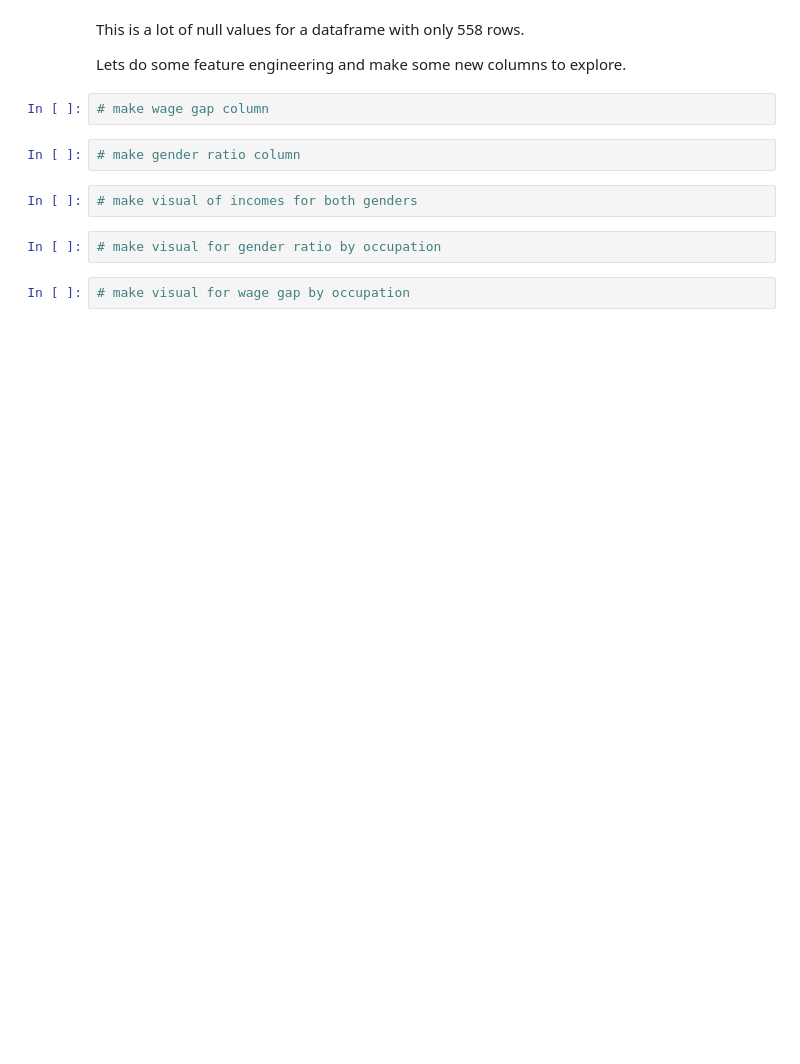
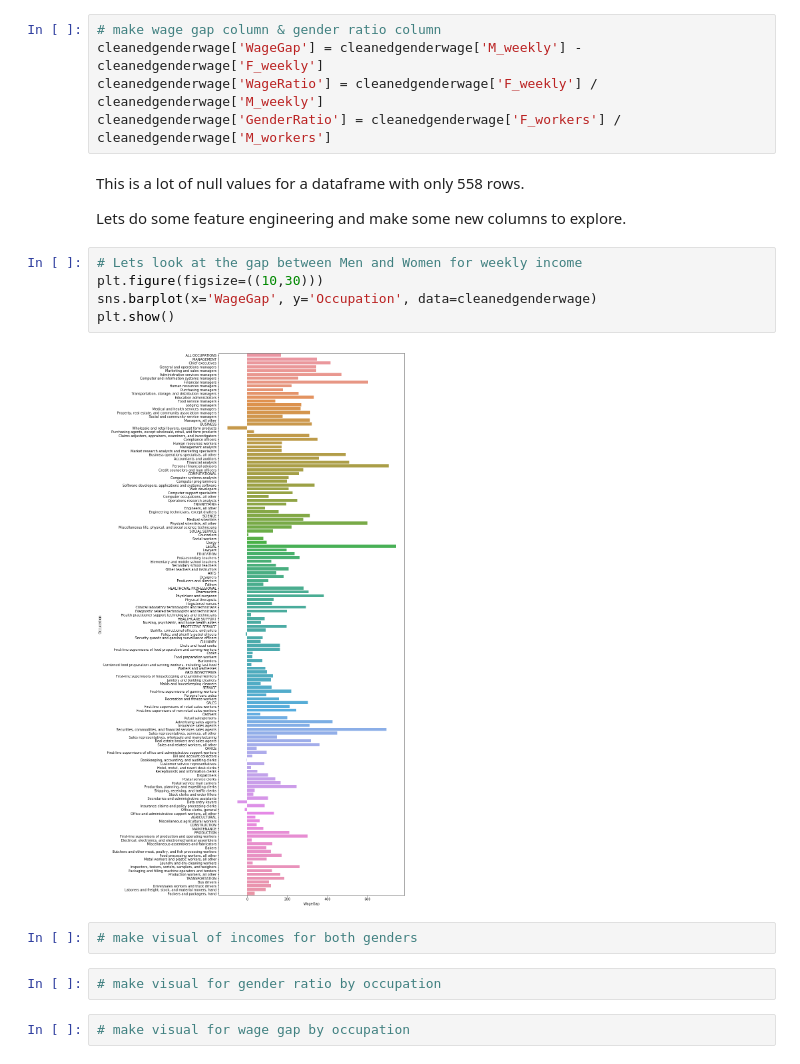
Before and after one commit to Schmidt8181/CapstoneProject, a Jupyter notebook: CapstoneProject.ipynb, the cells around one changed output. Cells and saved outputs as stored; diff of their text form; blank space fills up the shorter version.

Commit message:
holy sh!t i made a chart!

```diff
--- a/CapstoneProject.ipynb
+++ b/CapstoneProject.ipynb
@@ -147,11 +127,19 @@ list(cleanedgenderwage.Occupation)
+# %%
+# make wage gap column & gender ratio column
+cleanedgenderwage['WageGap'] = cleanedgenderwage['M_weekly'] - cleanedgenderwage['F_weekly']
+cleanedgenderwage['WageRatio'] = cleanedgenderwage['F_weekly'] / cleanedgenderwage['M_weekly']
+cleanedgenderwage['GenderRatio'] = cleanedgenderwage['F_workers'] / cleanedgenderwage['M_workers']
 # %% [markdown]
 This is a lot of null values for a dataframe with only 558 rows.
 
 Lets do some feature engineering and make some new columns to explore.
-# %%
-# make wage gap column
-# %%
-# make gender ratio column
+# %%
+# Lets look at the gap between Men and Women for weekly income
+plt.figure(figsize=((10,30)))
+sns.barplot(x='WageGap', y='Occupation', data=cleanedgenderwage)
+plt.show()
+# %% [output]
+[figure, added]
 # %%
 # make visual of incomes for both genders
 # %%
```
Also changed, not shown: parts of 2 cells of this notebook.
